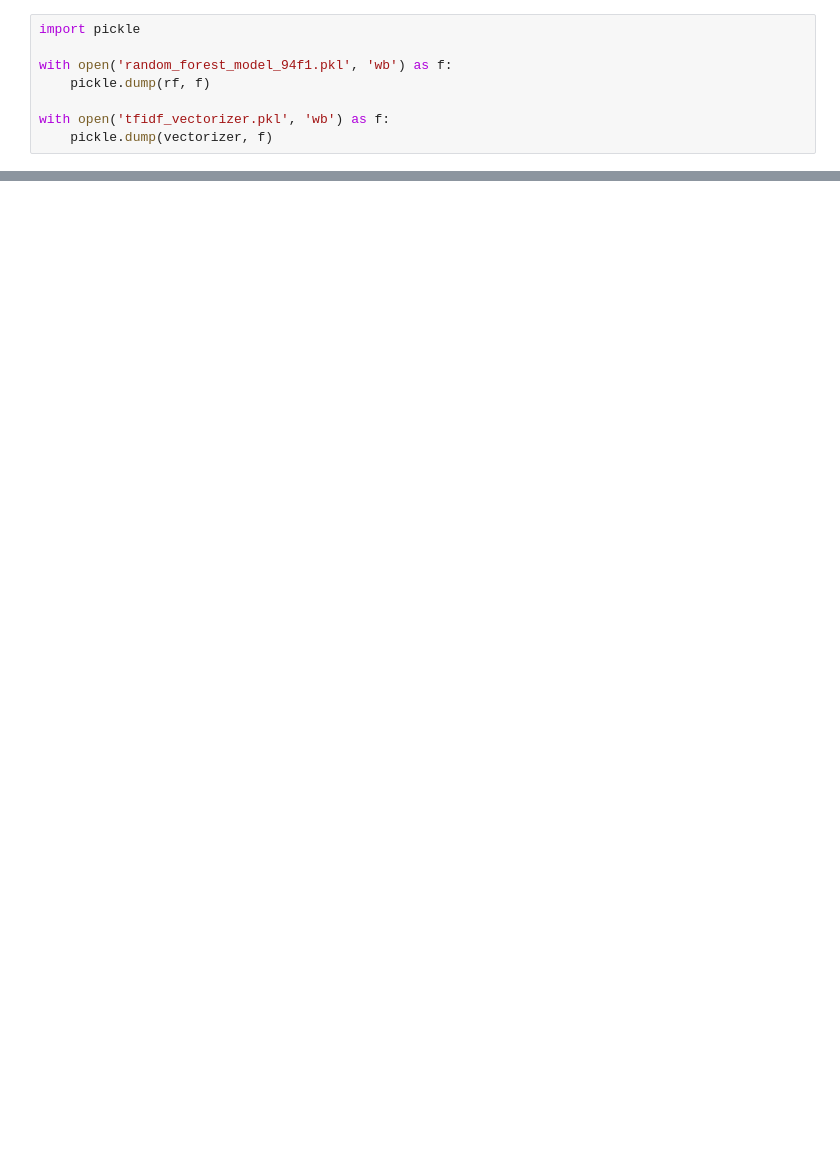
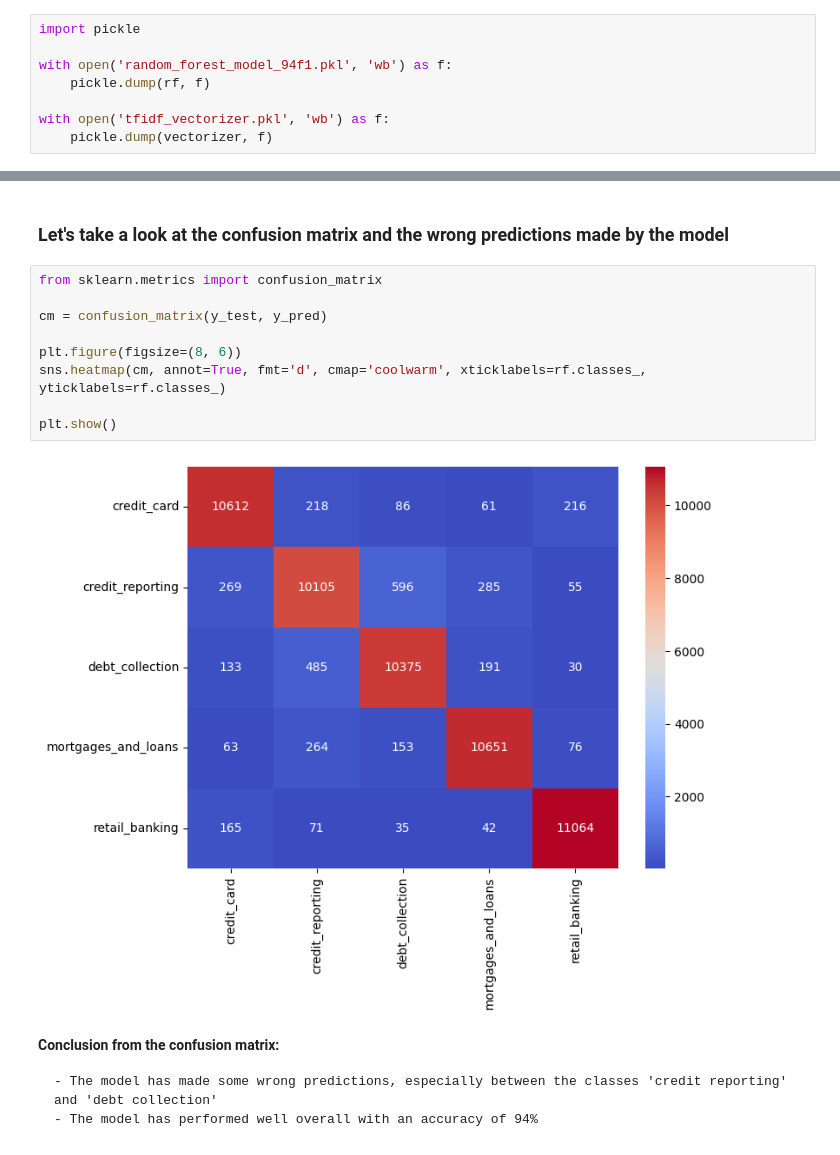
Before and after one commit to Mehmood-Deshmukh/Bank-Customer-Complaint-Classification, a Jupyter notebook: model.ipynb, the cells around one changed output, grey strips where cells are left out. Saved outputs shown, nothing was run; the diff lists cells and outputs as text; blank space fills up the shorter version.

```diff
--- a/model.ipynb
+++ b/model.ipynb
@@ -774,0 +873,19 @@ print(accuracy_score(y_test, y_pred))
+# %% [markdown]
+### Let's take a look at the confusion matrix and the wrong predictions made by the model
+# %%
+from sklearn.metrics import confusion_matrix
+
+cm = confusion_matrix(y_test, y_pred)
+
+plt.figure(figsize=(8, 6))
+sns.heatmap(cm, annot=True, fmt='d', cmap='coolwarm', xticklabels=rf.classes_, yticklabels=rf.classes_)
+
+plt.show()
+# %% [output]
+[figure, added]
+# %% [markdown]
+
+**Conclusion from the confusion matrix:**
+
+    - The model has made some wrong predictions, especially between the classes 'credit reporting' and 'debt collection'
+    - The model has performed well overall with an accuracy of 94%
```
Also changed, not shown: parts of 75 cells of this notebook, 1 other file.
